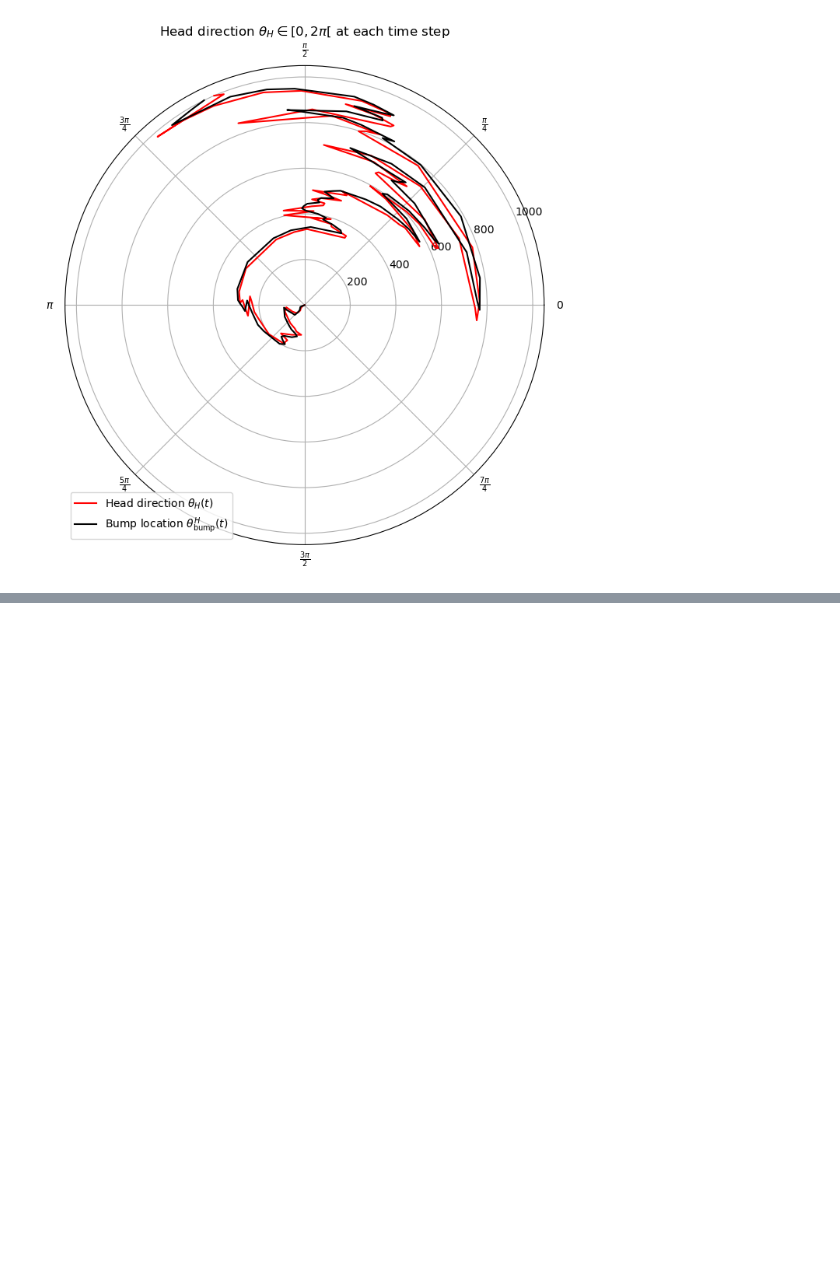
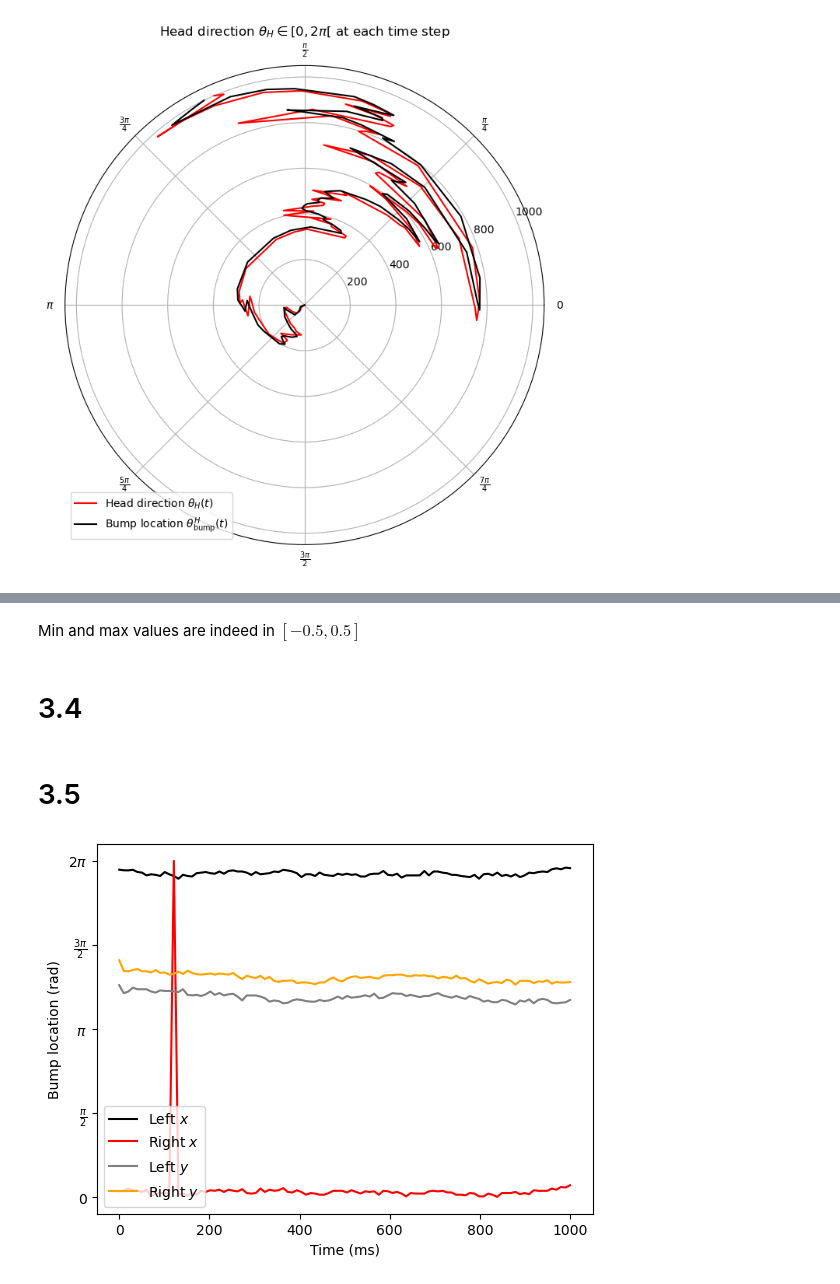
Before and after one commit to CamilleChallier/NX-465-Bump_Attractors, a Jupyter notebook: 3_path_integration.ipynb, the cells around one changed output, grey strips where cells are left out. Saved outputs shown, nothing was run; the diff lists cells and outputs as text; code cells hidden in the pictures; blank space fills up the shorter version.

```diff
--- a/3_path_integration.ipynb
+++ b/3_path_integration.ipynb
@@ -73,0 +99,43 @@ plt.show()
+# %% [markdown]
+Min and max values are indeed in $[-0.5, 0.5]$
+# %% [markdown]
+# 3.4
+# %% [markdown]
+# 3.5
+# %%
+# defining smooth random trajectory
+head_dirs, positions = sim.smooth_random_trajectory(ct.T, ct.delta_t, speed, max_delta_theta)
+
+# defining head population and running spike simulation to get spikes
+head_population = PoissonNeuron(I_0=1, theta_H=head_dirs)
+h,s = head_population.spike_simulation(input_fct=head_population.head_external_input, initial_voltage=np.random.uniform(0, 1, ct.N))
+
+# defining the integrator for the x value of the path
+integrator_x = TwoPopulationSimulation(head_population=head_population)
+hL_x, sL_x, hR_x, sR_x = integrator.simulation(initial_voltage=integrator_x.uniform_voltage)
+
+# defining the integrator for the y value of the path
+integrator_y = TwoPopulationSimulation(head_population=head_population)
+hL_y, sL_y, hR_y, sR_y = integrator.simulation(initial_voltage=integrator_y.uniform_voltage)
+# %%
+sL10_x = sim.bins_spike(sL_x, 10)
+sR10_x = sim.bins_spike(sR_x, 10)
+sL10_y = sim.bins_spike(sL_y, 10)
+sR10_y = sim.bins_spike(sR_y, 10)
+
+bump_locationL_x = sim.get_bump(sL10_x)
+bump_locationR_x = sim.get_bump(sR10_x)
+bump_locationL_y = sim.get_bump(sL10_y)
+bump_locationR_y = sim.get_bump(sR10_y)
+# %%
+plt.plot(np.linspace(0, ct.T, len(bump_locationL_x)), bump_locationL_x, label=r'Left $x$', color='black')
+plt.plot(np.linspace(0, ct.T, len(bump_locationR_x)), bump_locationR_x, label=r'Right $x$', color='red')
+plt.plot(np.linspace(0, ct.T, len(bump_locationL_y)), bump_locationL_y, label=r'Left $y$', color='grey')
+plt.plot(np.linspace(0, ct.T, len(bump_locationR_y)), bump_locationR_y, label=r'Right $y$', color='orange')
+plt.xlabel('Time (ms)')
+plt.ylabel('Bump location (rad)')
+plt.yticks(np.linspace(0,2*np.pi,5, endpoint=True), ['0', r'$\frac{\pi}{2}$', r'$\pi$', r'$\frac{3\pi}{2}$', r'$2\pi$'])
+plt.legend()
+plt.show()
+# %% [output]
+[figure, added]
```
Also changed, not shown: parts of 9 cells of this notebook, 11 other files.
